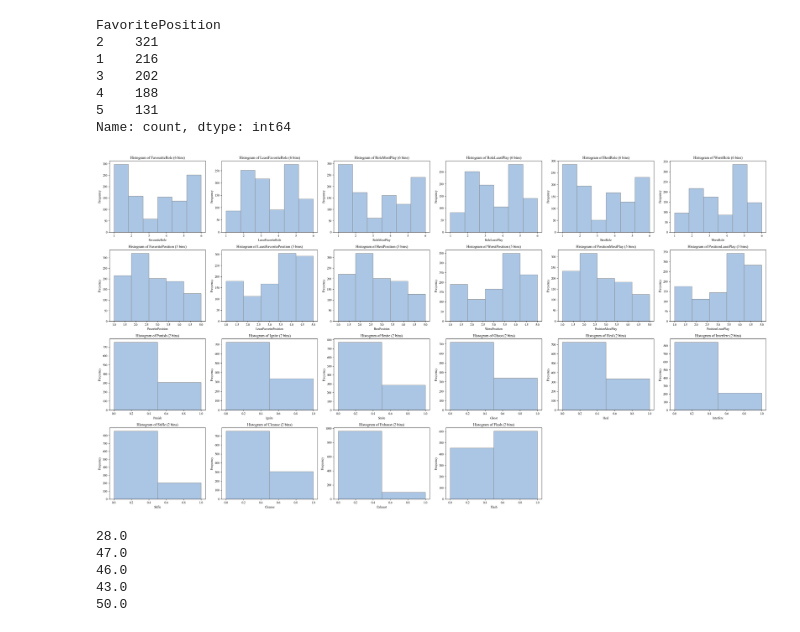
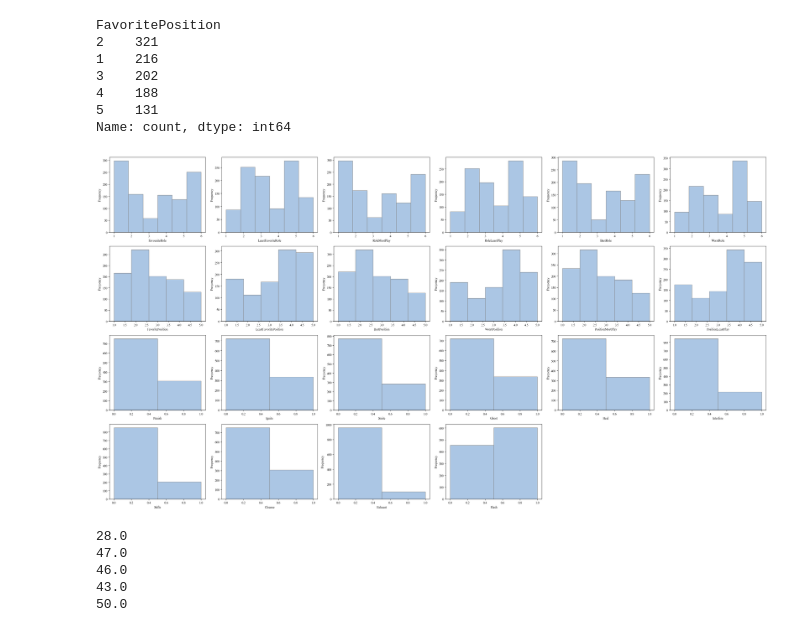
Before and after one commit to Kilig1210/MOBA-game, a Jupyter notebook: game_data_clean.ipynb, the cells around one changed output. Saved outputs shown, nothing was run; the diff lists cells and outputs as text; code cells hidden in the pictures.

Commit message:
plots

```diff
--- a/game_data_clean.ipynb
+++ b/game_data_clean.ipynb
@@ -184,36 +184,34 @@ columns_to_plot = [
 unique_counts = {column: df[column].dropna().nunique() for column in columns_to_plot}
 
 
 n_cols = 6
 n_rows = len(columns_to_plot) // n_cols + (1 if len(columns_to_plot) % n_cols != 0 else 0)
 
 fig, axes = plt.subplots(n_rows, n_cols, figsize=(30, 4 * n_rows))
 axes = axes.flatten()
 
 for i, (column, num_bins) in enumerate(unique_counts.items()):
     ax = axes[i]
     df[column].dropna().plot(kind='hist', bins=num_bins, color='#ABC6E4', edgecolor='black', ax=ax)
 
-
-    ax.set_title(f'Histogram of {column} ({num_bins} bins)', fontsize=12)
     ax.set_xlabel(f'{column}', fontsize=10)
     ax.set_ylabel('Frequency', fontsize=10)
 
 
     ax.grid(False)
     for bar in ax.patches:
         bar.set_edgecolor('gray')
         bar.set_linewidth(1)
 
 
 for j in range(i + 1, len(axes)):
     axes[j].axis('off')
 
 
 plt.tight_layout()
 plt.show()
 # %% [output]
-[figure, old version]
+[figure, new version]
 # %%
 
 df = pd.get_dummies(df, columns=[
```
